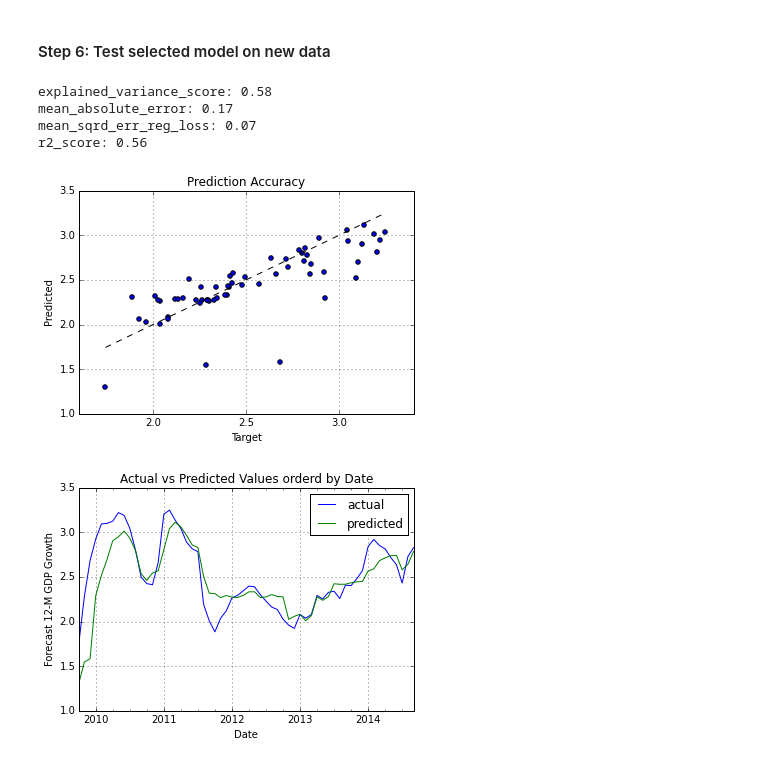
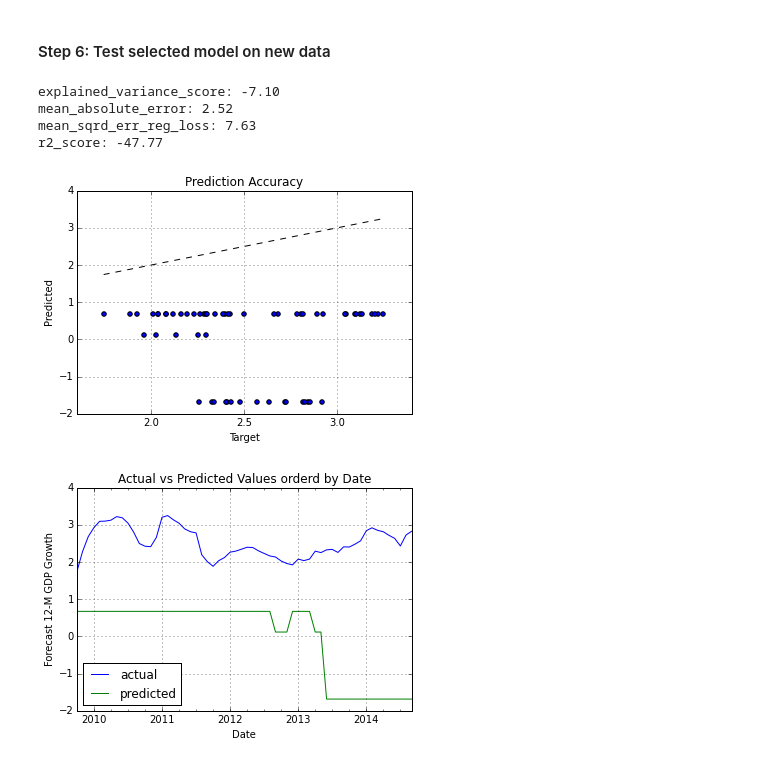
Before and after one commit to rhouck/gdp, a Jupyter notebook: Predict GDP Forecasts.ipynb, the cells around one changed output. Drawn from its saved outputs; the diff is of its cells as text; code cells hidden in the pictures.

Commit message:
added new models for non-ensemble methods

```diff
--- a/Predict GDP Forecasts.ipynb
+++ b/Predict GDP Forecasts.ipynb
@@ -605,15 +631,14 @@ def test_fitted_on_new(model, test_set, y_col, X_cols):
     actual_vs_predicted_over_time(model, test_set, y_col, X_cols)
 # %%
 # test fitted model on new data
-#model = Model(Xs, ys, RandomForestRegressor())
-#model = Model(Xs, ys, LinearRegression(), components=30)
-model = Model(Xs, ys, GradientBoostingRegressor(n_estimators=100))
+#model = Model(Xs, ys, GradientBoostingRegressor(n_estimators=100))
+model = Model(Xs, ys, LogisticRegression(C=.1), , components=5)
 model.model.fit(model.Xs, ys)
 test_fitted_on_new(model, test_set, y_col, X_cols)
 # %% [output]
-explained_variance_score: 0.58
-mean_absolute_error: 0.17
-mean_sqrd_err_reg_loss: 0.07
-r2_score: 0.56
+explained_variance_score: -7.10
+mean_absolute_error: 2.52
+mean_sqrd_err_reg_loss: 7.63
+r2_score: -47.77
-[figure, old version]
+[figure, new version]
-[figure, old version]
+[figure, new version]
```
Also changed, not shown: parts of 5 cells of this notebook.
